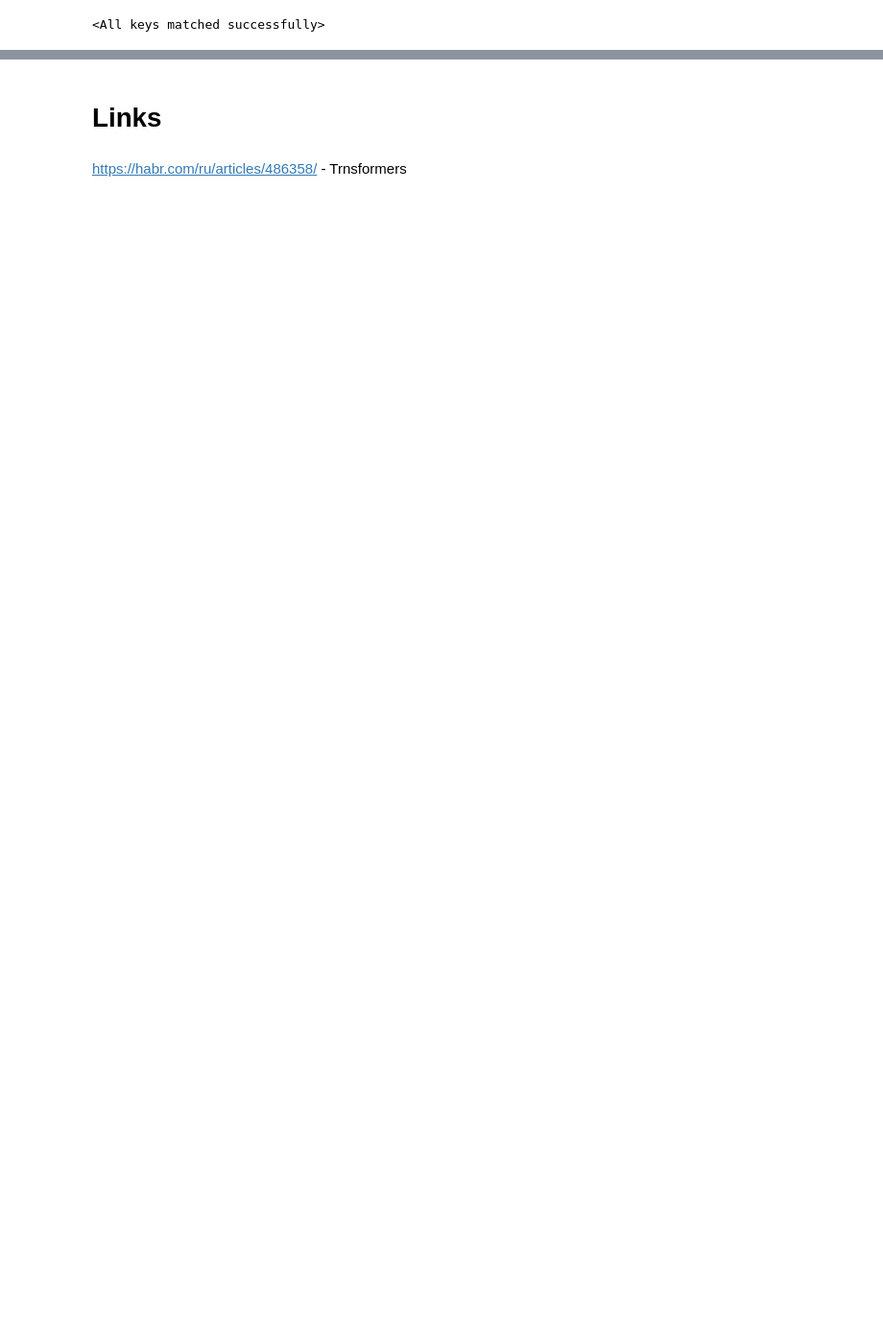
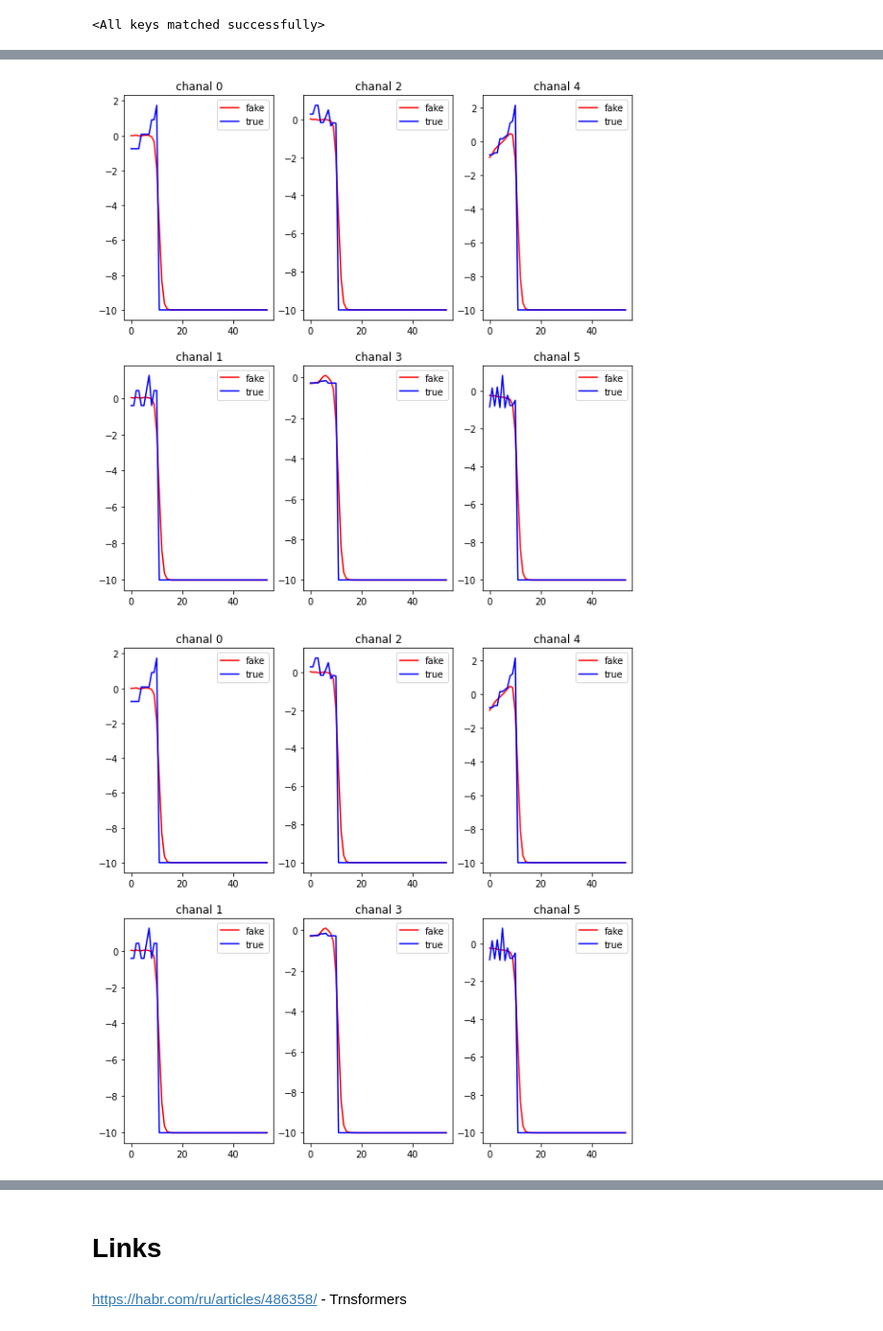
Before and after one commit to fitagdinov/Telescope_Array, a Jupyter notebook: phd_work/Notebooks/VAE_v1.ipynb, the cells around one changed output, grey strips where cells are left out. Shown at 96% size. Saved outputs shown, nothing was run; the diff lists cells and outputs as text; code cells hidden in the pictures; blank space fills up the shorter version.

```diff
--- a/phd_work/Notebooks/VAE_v1.ipynb
+++ b/phd_work/Notebooks/VAE_v1.ipynb
@@ -620,0 +536,22 @@ torch.Size([1, 56, 6])
+# %%
+def show_pred(data, fake):
+    '''
+    data - shape (det, featches)
+
+    fake - shape (det, featches)
+
+    return: fig
+    '''
+    fig, axs = plt.subplots(2,3, figsize = (10,10))
+    for i in range(6):
+        row = i%2
+        col = i//2
+        axs[row][col].plot(fake.detach().numpy()[:,i], 'r')
+        axs[row][col].plot(data.detach().numpy()[:,i], 'b')
+        axs[row][col].legend(['fake', 'true'])
+        axs[row][col].set_title(f'chanal {i}')
+    return fig
+show_pred(data[0], fake[0])
+# %% [output]
+[figure, added]
+[figure, added]
```
Also changed, not shown: parts of 13 cells of this notebook, 3 other files.
